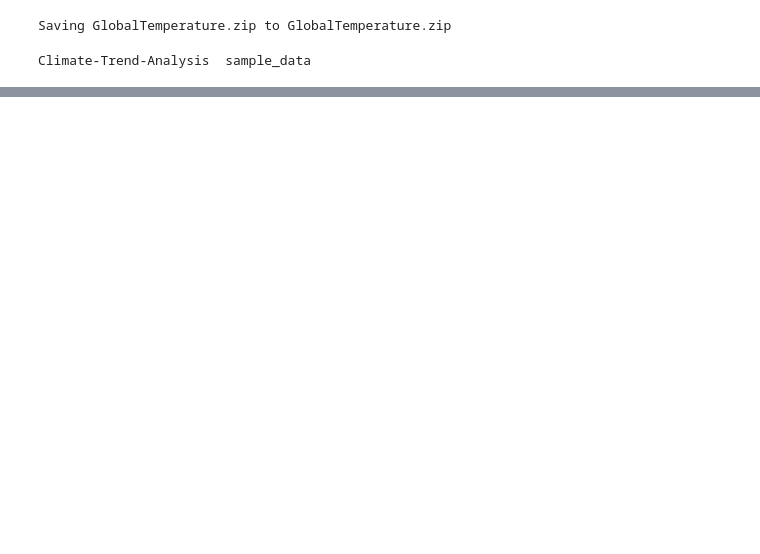
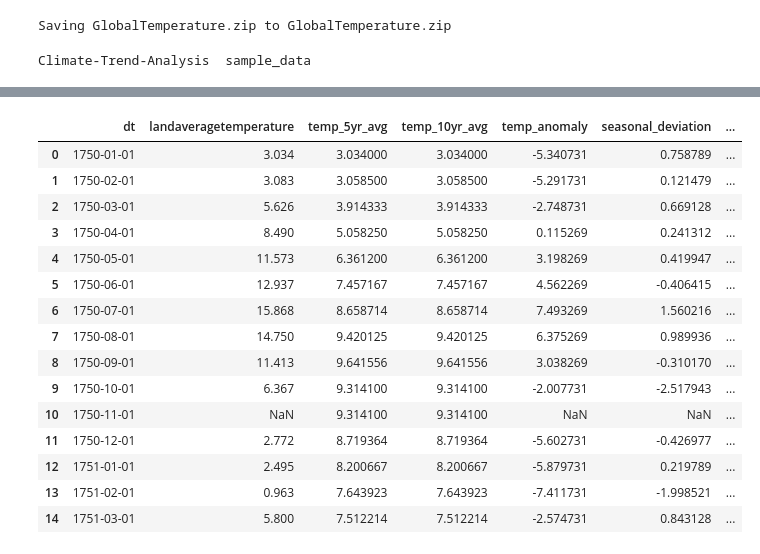
Before and after one commit to munni-annapareddy123/Climate-Trend-Analysis, a Jupyter notebook: Climate_Trend_Analysis.ipynb, the cells around one changed output, grey strips where cells are left out. Saved outputs shown, nothing was run; the diff lists cells and outputs as text; code cells hidden in the pictures; blank space fills up the shorter version.

Commit message:
Week 2 submission — GlobalTemperature

```diff
--- a/Climate_Trend_Analysis.ipynb
+++ b/Climate_Trend_Analysis.ipynb
@@ -111,0 +172,12 @@ Climate-Trend-Analysis  sample_data
+# %%
+# 4) Parse the 'dt' column as datetime and extract time features
+
+df['dt'] = pd.to_datetime(df['dt'], errors='coerce')
+
+# Create new time-based features
+df['year'] = df['dt'].dt.year
+df['month'] = df['dt'].dt.month
+df['weekday'] = df['dt'].dt.day_name()
+
+# Show a preview
+df[['dt', 'year', 'month', 'weekday']].head()
@@ -111,0 +227,37 @@ Climate-Trend-Analysis  sample_data
+# %%
+# 6) Data Transformation / Feature Engineering
+
+# 1) Rolling averages to smooth short-term noise
+df['temp_5yr_avg'] = df['landaveragetemperature'].rolling(window=60, min_periods=1).mean()  # 5 years if monthly data
+df['temp_10yr_avg'] = df['landaveragetemperature'].rolling(window=120, min_periods=1).mean()
+
+# 2) Temperature anomaly (difference from long-term mean)
+long_term_mean = df['landaveragetemperature'].mean()
+df['temp_anomaly'] = df['landaveragetemperature'] - long_term_mean
+
+# 3) Seasonal (monthly) averages
+monthly_means = df.groupby('month')['landaveragetemperature'].transform('mean')
+df['seasonal_deviation'] = df['landaveragetemperature'] - monthly_means
+
+# 4) Flag for pre/post industrial revolution (≈1850)
+df['pre_industrial'] = (df['year'] < 1850).astype(int)
+
+# Preview new features
+df[['dt','landaveragetemperature','temp_5yr_avg','temp_10yr_avg','temp_anomaly','seasonal_deviation','pre_industrial']].head(15)
+# %% [output]
+|  | dt | landaveragetemperature | temp_5yr_avg | temp_10yr_avg | temp_anomaly | seasonal_deviation | ... |
+| 0 | 1750-01-01 | 3.034 | 3.034000 | 3.034000 | -5.340731 | 0.758789 | ... |
+| 1 | 1750-02-01 | 3.083 | 3.058500 | 3.058500 | -5.291731 | 0.121479 | ... |
+| 2 | 1750-03-01 | 5.626 | 3.914333 | 3.914333 | -2.748731 | 0.669128 | ... |
+| 3 | 1750-04-01 | 8.490 | 5.058250 | 5.058250 | 0.115269 | 0.241312 | ... |
+| 4 | 1750-05-01 | 11.573 | 6.361200 | 6.361200 | 3.198269 | 0.419947 | ... |
+| 5 | 1750-06-01 | 12.937 | 7.457167 | 7.457167 | 4.562269 | -0.406415 | ... |
+| 6 | 1750-07-01 | 15.868 | 8.658714 | 8.658714 | 7.493269 | 1.560216 | ... |
+| 7 | 1750-08-01 | 14.750 | 9.420125 | 9.420125 | 6.375269 | 0.989936 | ... |
+| 8 | 1750-09-01 | 11.413 | 9.641556 | 9.641556 | 3.038269 | -0.310170 | ... |
+| 9 | 1750-10-01 | 6.367 | 9.314100 | 9.314100 | -2.007731 | -2.517943 | ... |
+| 10 | 1750-11-01 | NaN | 9.314100 | 9.314100 | NaN | NaN | ... |
+| 11 | 1750-12-01 | 2.772 | 8.719364 | 8.719364 | -5.602731 | -0.426977 | ... |
+| 12 | 1751-01-01 | 2.495 | 8.200667 | 8.200667 | -5.879731 | 0.219789 | ... |
+| 13 | 1751-02-01 | 0.963 | 7.643923 | 7.643923 | -7.411731 | -1.998521 | ... |
+| 14 | 1751-03-01 | 5.800 | 7.512214 | 7.512214 | -2.574731 | 0.843128 | ... |
```
Also changed, not shown: parts of 18 cells of this notebook.
